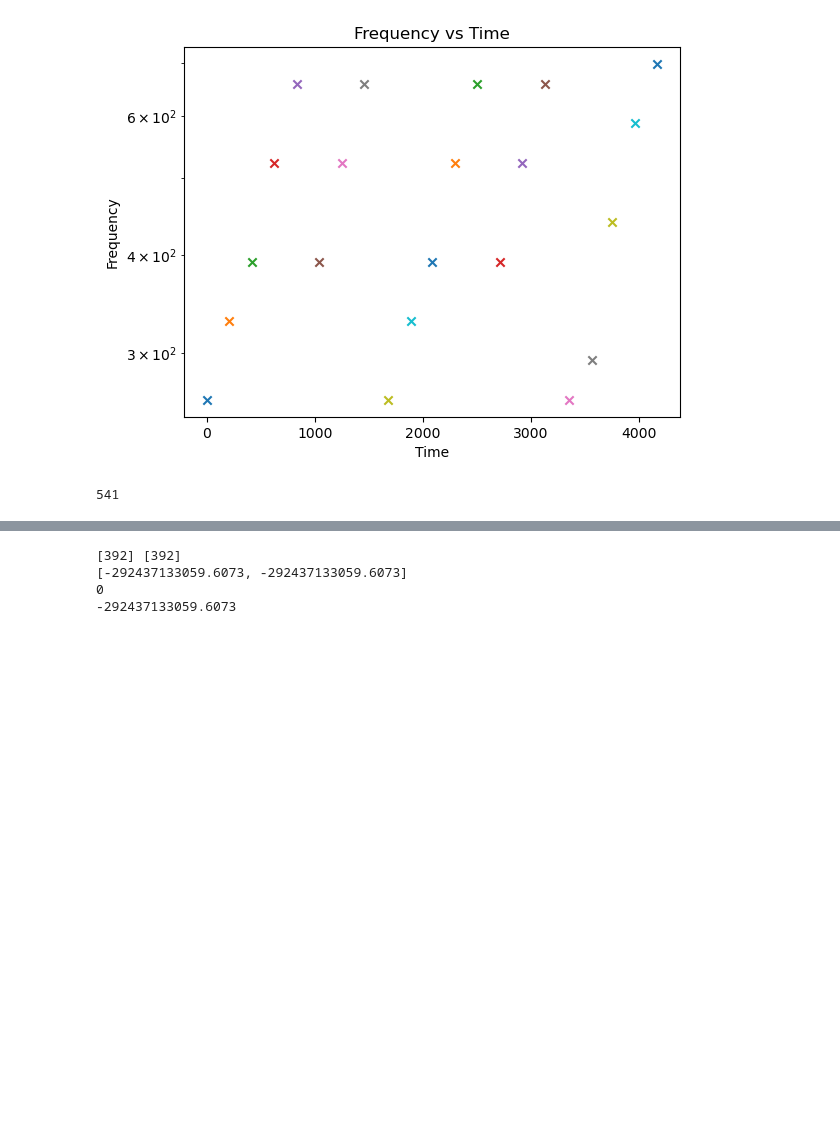
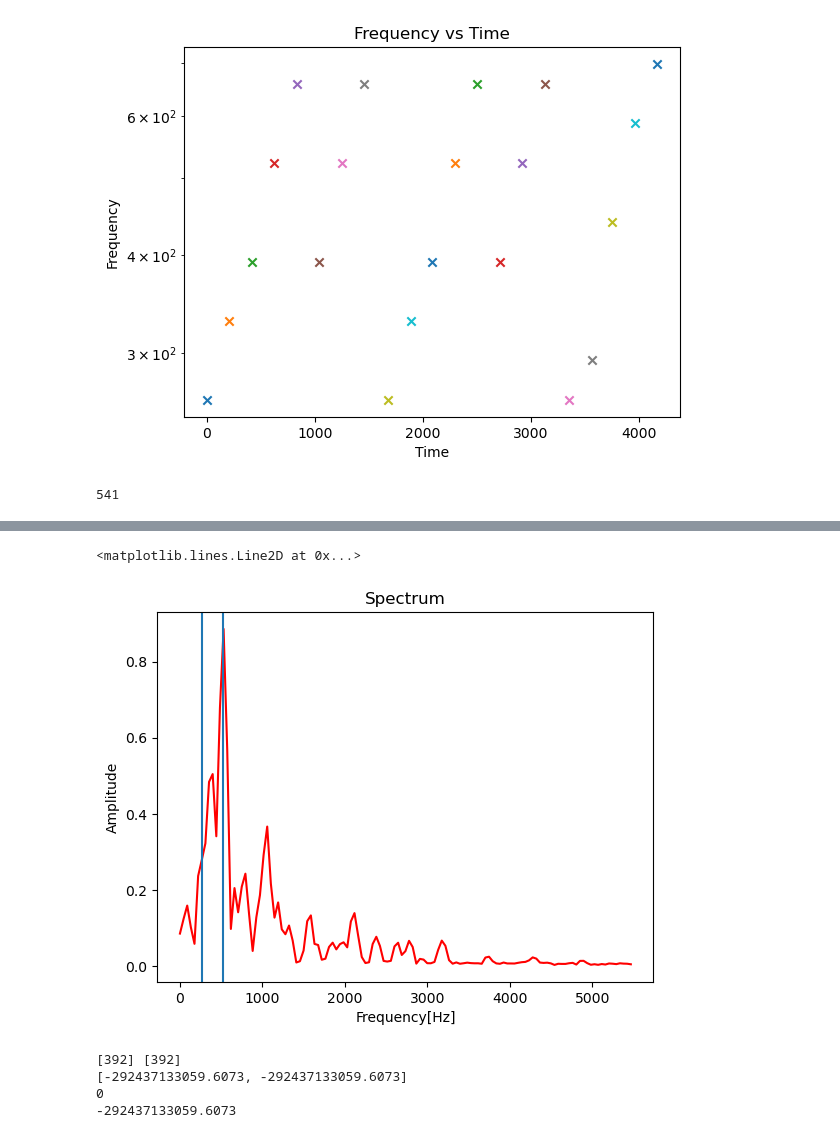
Before and after one commit to josephinecowley/Score-follower, a Jupyter notebook: GP_models/no_onset_detection.ipynb, the cells around one changed output, grey strips where cells are left out. Cells and saved outputs as stored; diff of their text form; code cells hidden in the pictures; blank space fills up the shorter version.

```diff
--- a/GP_models/no_onset_detection.ipynb
+++ b/GP_models/no_onset_detection.ipynb
@@ -122,3 +133,10 @@ print(-helper.stable_nlml(sample_time_samples, sample_data[6], normalised=False,
+# %%
+helper.plot_fft(sample_data[8], power_spectrum=True)
+plt.axvline(262)
+plt.axvline(522)
+# %% [output]
+<matplotlib.lines.Line2D at 0x...>
+[figure, added]
 # %%
 a = (-helper.stable_nlml(sample_time_samples, sample_data[7],normalised=False, f=score[2]))
 b = (-helper.stable_nlml(sample_time_samples, sample_data[7],normalised=False, f=score[5]))
```
Also changed, not shown: parts of 10 cells of this notebook.
